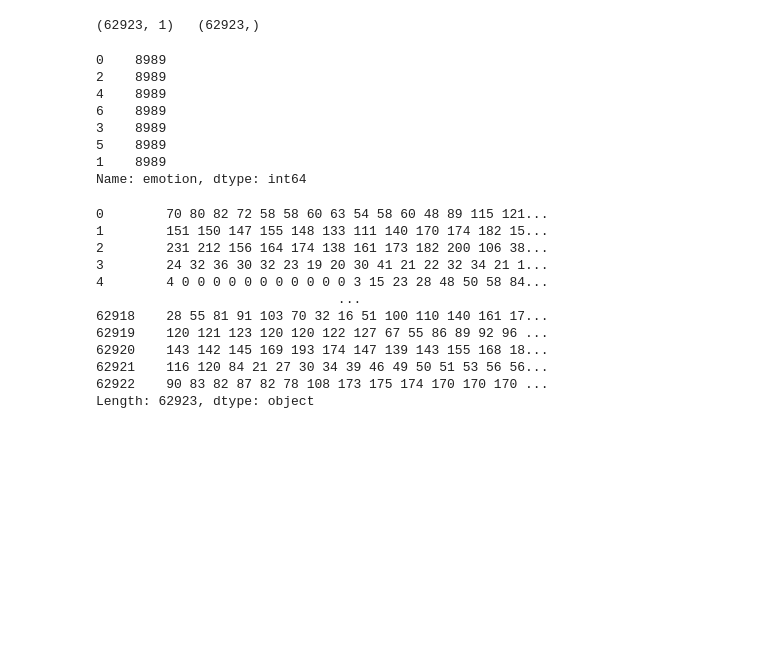
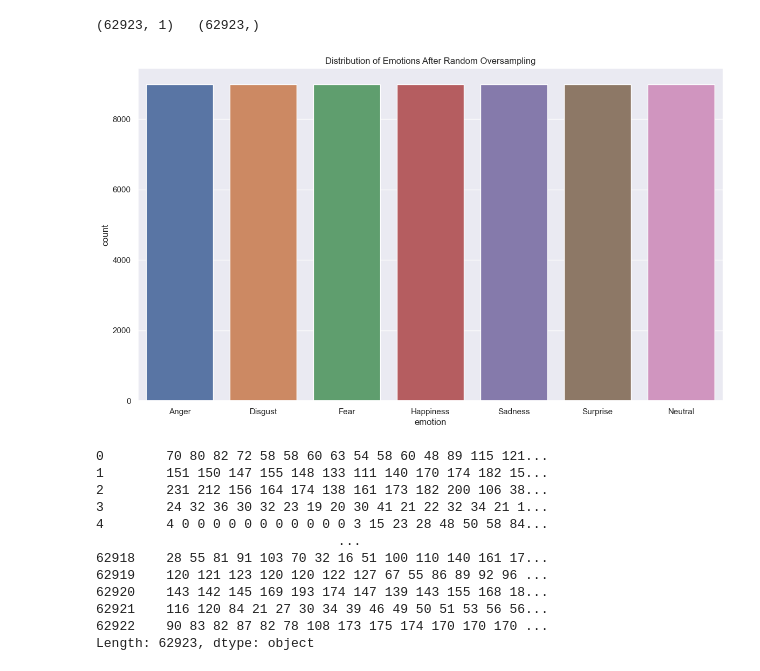
Before and after one commit to iaavas/Facial-Expression-Detection-CNN, a Jupyter notebook: train_model.ipynb, the cells around one changed output. Saved outputs shown, nothing was run; the diff lists cells and outputs as text; code cells hidden in the pictures; blank space fills up the shorter version.

Commit message:
New Graph Created

```diff
--- a/train_model.ipynb
+++ b/train_model.ipynb
@@ -97,16 +111,18 @@ print(x_data.shape," ",y_data.shape)
 # %% [output]
 (62923, 1)   (62923,)
 # %%
-y_data.value_counts()
+oversampled_data = pd.DataFrame({'emotion': y_data})
+
+# Plot the distribution after oversampling
+plt.figure(figsize=(14, 8))
+sns.set_theme(style="darkgrid")
+ax = sns.countplot(x="emotion", data=oversampled_data)
+ax.set_xticklabels(emotion_labels)
+plt.title('Distribution of Emotions After Random Oversampling')
+plt.savefig('./imgs/fer2013_oversampled.png')
+plt.show()
 # %% [output]
-0    8989
-2    8989
-4    8989
-6    8989
-3    8989
-5    8989
-1    8989
-Name: emotion, dtype: int64
+[figure, added]
 # %%
 x_data = pd.Series(x_data.flatten())
 x_data
```
Also changed, not shown: parts of 1 cell of this notebook, 3 other files.
